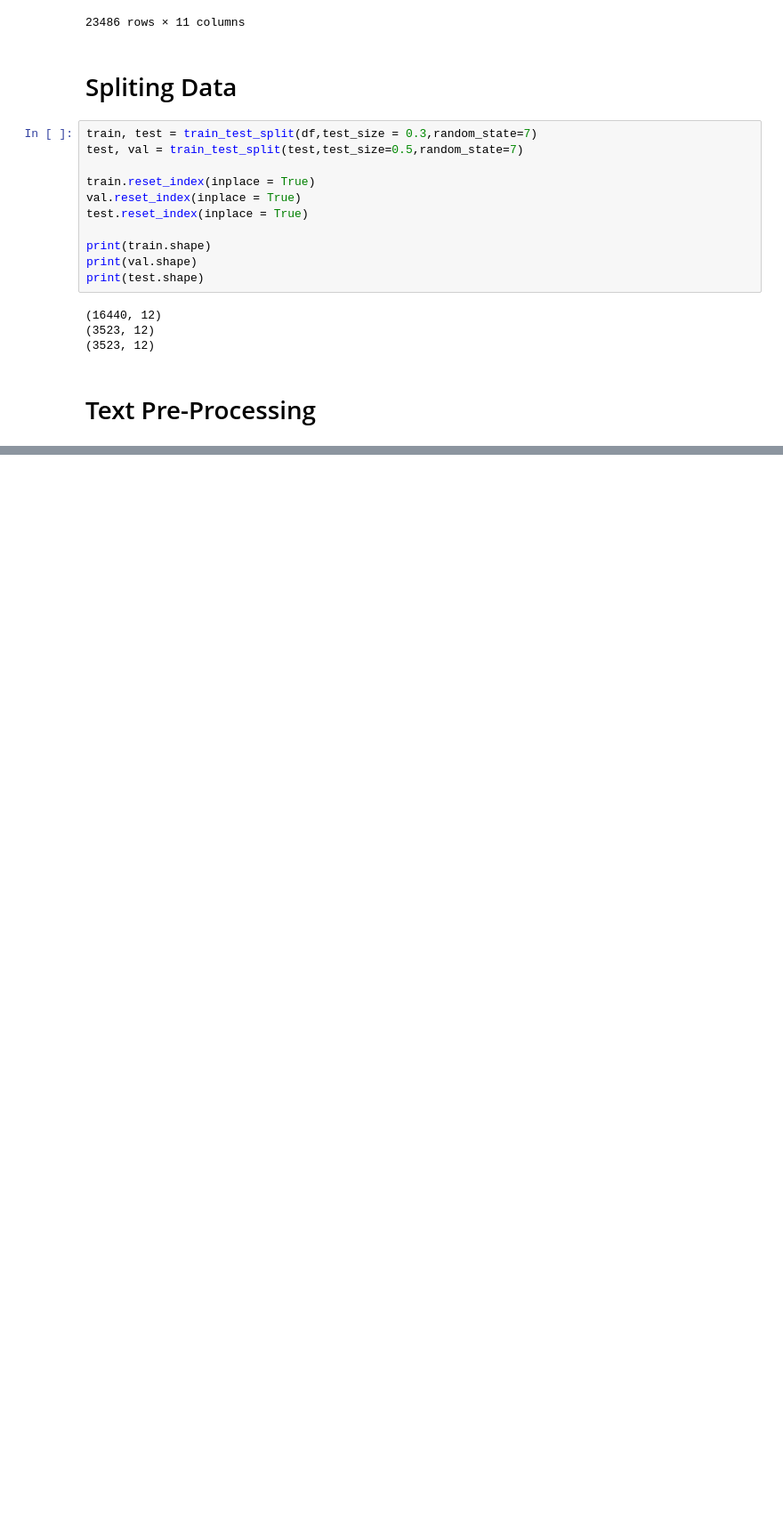
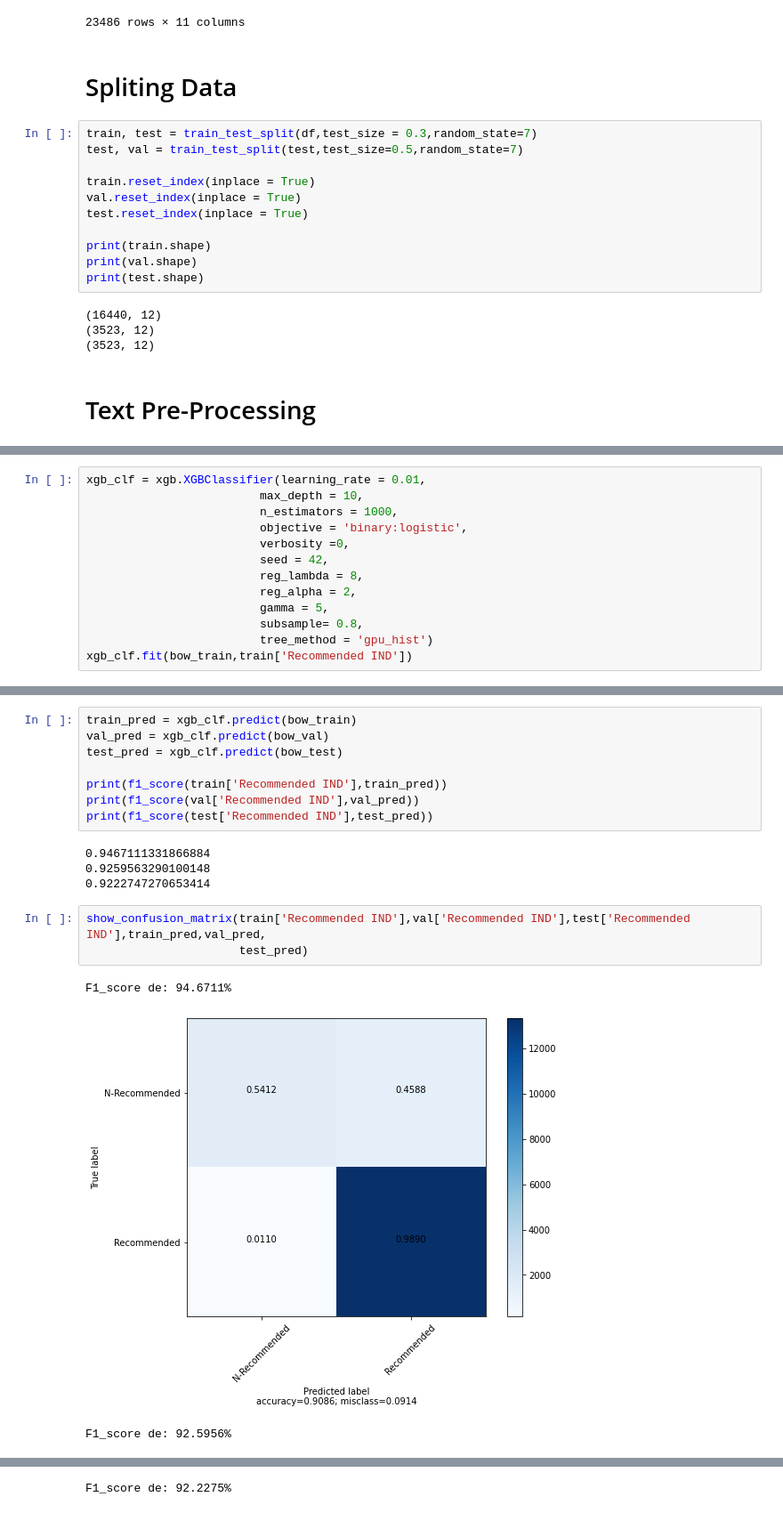
Before and after one commit to rtegao/Womens-Clothing-E-Commerce-Reviews, a Jupyter notebook: BagOfWords/NLPWomenClothing.ipynb, the cells around one changed output, grey strips where cells are left out. Shown at 89% size. Cells and saved outputs as stored; diff of their text form; blank space fills up the shorter version.

```diff
--- a/BagOfWords/NLPWomenClothing.ipynb
+++ b/BagOfWords/NLPWomenClothing.ipynb
@@ -109,0 +295,13 @@ train = TextPreProcessing (df = train,text_column = 'Review Text')
+# %%
+xgb_clf = xgb.XGBClassifier(learning_rate = 0.01,
+                         max_depth = 10,
+                         n_estimators = 1000,
+                         objective = 'binary:logistic',
+                         verbosity =0,
+                         seed = 42,
+                         reg_lambda = 8,
+                         reg_alpha = 2,
+                         gamma = 5,
+                         subsample= 0.8,
+                         tree_method = 'gpu_hist')
+xgb_clf.fit(bow_train,train['Recommended IND'])
@@ -109,0 +316,19 @@ train = TextPreProcessing (df = train,text_column = 'Review Text')
+# %%
+train_pred = xgb_clf.predict(bow_train)
+val_pred = xgb_clf.predict(bow_val)
+test_pred = xgb_clf.predict(bow_test)
+
+print(f1_score(train['Recommended IND'],train_pred))
+print(f1_score(val['Recommended IND'],val_pred))
+print(f1_score(test['Recommended IND'],test_pred))
+# %% [output]
+0.9467111331866884
+0.9259563290100148
+0.9222747270653414
+# %%
+show_confusion_matrix(train['Recommended IND'],val['Recommended IND'],test['Recommended IND'],train_pred,val_pred,
+                      test_pred)
+# %% [output]
+F1_score de: 94.6711%
+[figure, added]
+F1_score de: 92.5956%
@@ -109,0 +336 @@ train = TextPreProcessing (df = train,text_column = 'Review Text')
+F1_score de: 92.2275%
```
Also changed, not shown: parts of 20 cells of this notebook.
